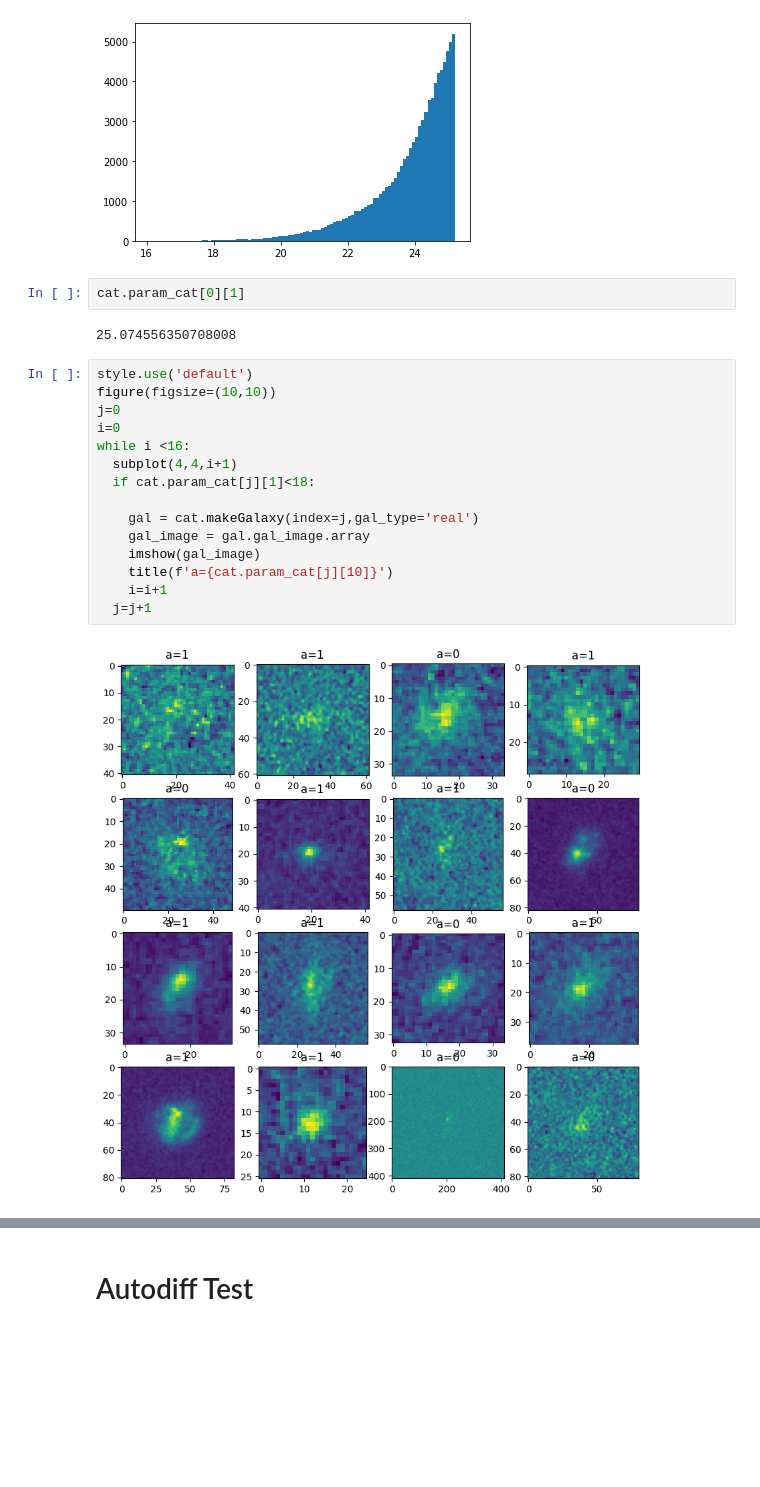
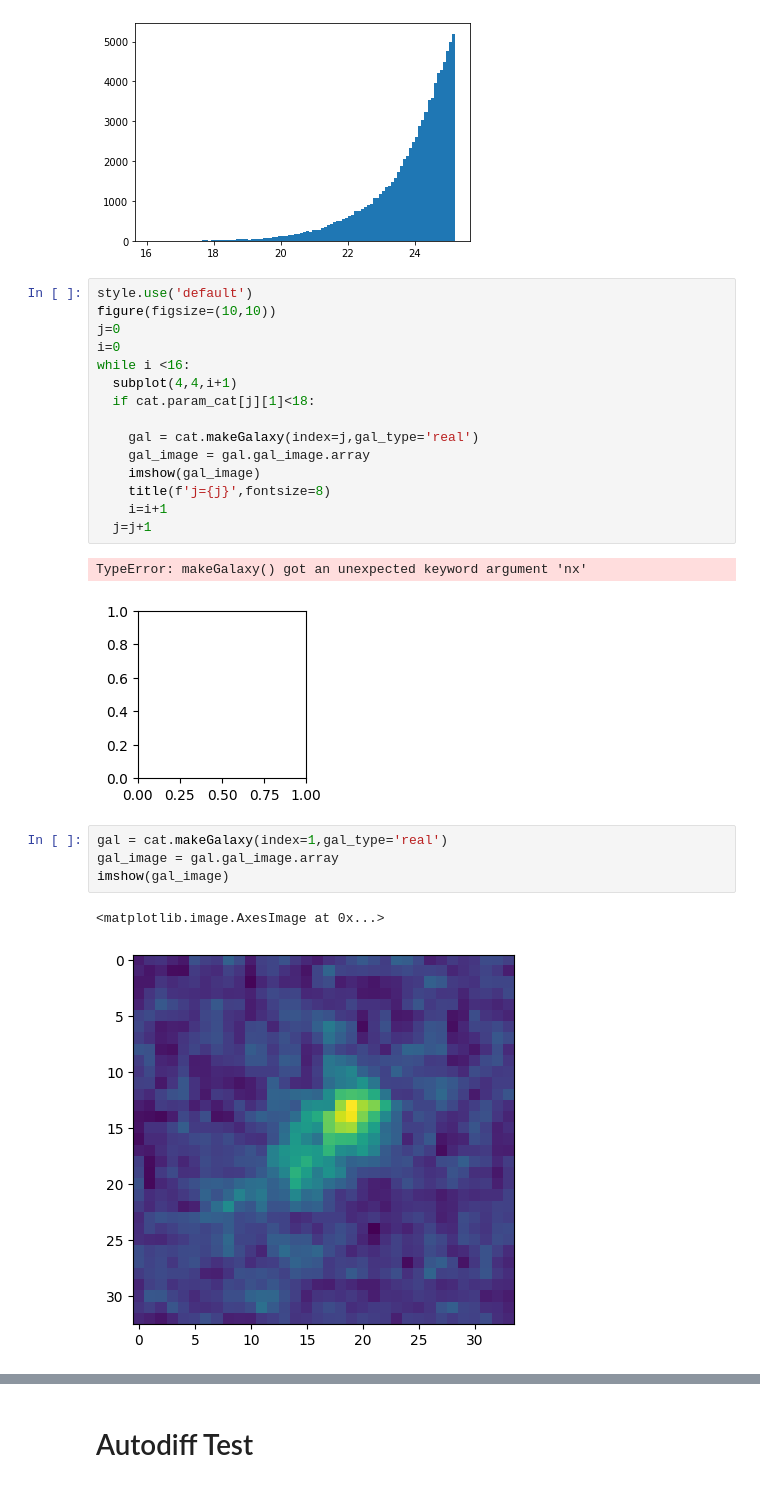
Before and after one commit to CosmoStat/autometacal, a Jupyter notebook: notebooks/Datasets-New_Galaxies.ipynb, the cells around one changed output, grey strips where cells are left out. Saved outputs shown, nothing was run; the diff lists cells and outputs as text; blank space fills up the shorter version.

```diff
--- a/notebooks/Datasets-New_Galaxies.ipynb
+++ b/notebooks/Datasets-New_Galaxies.ipynb
@@ -46,10 +42,6 @@ Table length=87798
 hist(catable['mag_auto'],bins=100);
 # %% [output]
 [figure]
-# %%
-cat.param_cat[0][1]
-# %% [output]
-25.074556350708008
 # %%
 style.use('default')
 figure(figsize=(10,10))
@@ -62,8 +54,16 @@ while i <16:
     gal = cat.makeGalaxy(index=j,gal_type='real')
     gal_image = gal.gal_image.array
     imshow(gal_image)
-    title(f'a={cat.param_cat[j][10]}')
+    title(f'j={j}',fontsize=8)
     i=i+1
   j=j+1
 # %% [output]
+TypeError: makeGalaxy() got an unexpected keyword argument 'nx'
-[figure, old version]
+[figure, new version]
+# %%
+gal = cat.makeGalaxy(index=1,gal_type='real')
+gal_image = gal.gal_image.array
+imshow(gal_image)
+# %% [output]
+<matplotlib.image.AxesImage at 0x...>
+[figure, added]
```
Also changed, not shown: parts of 13 cells of this notebook.
